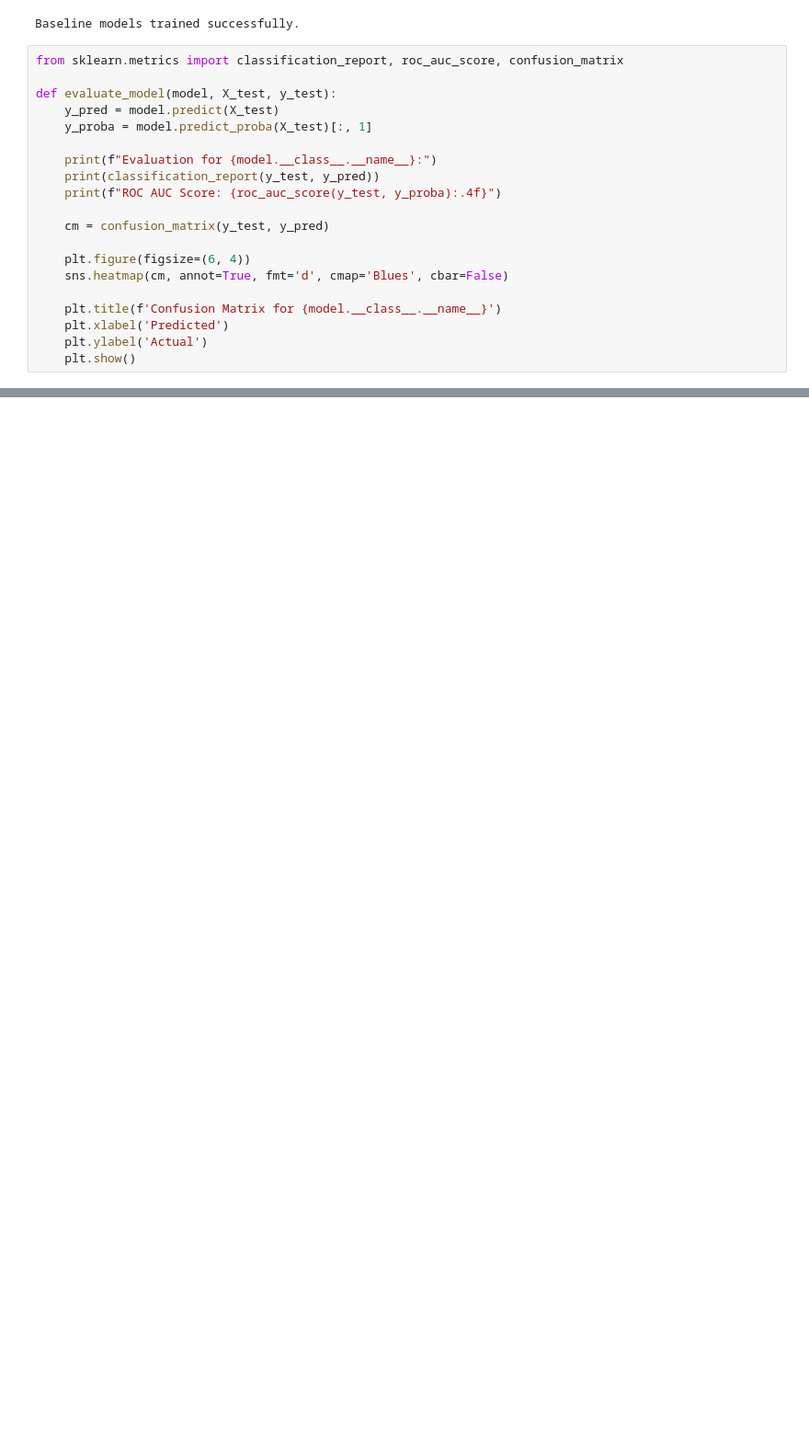
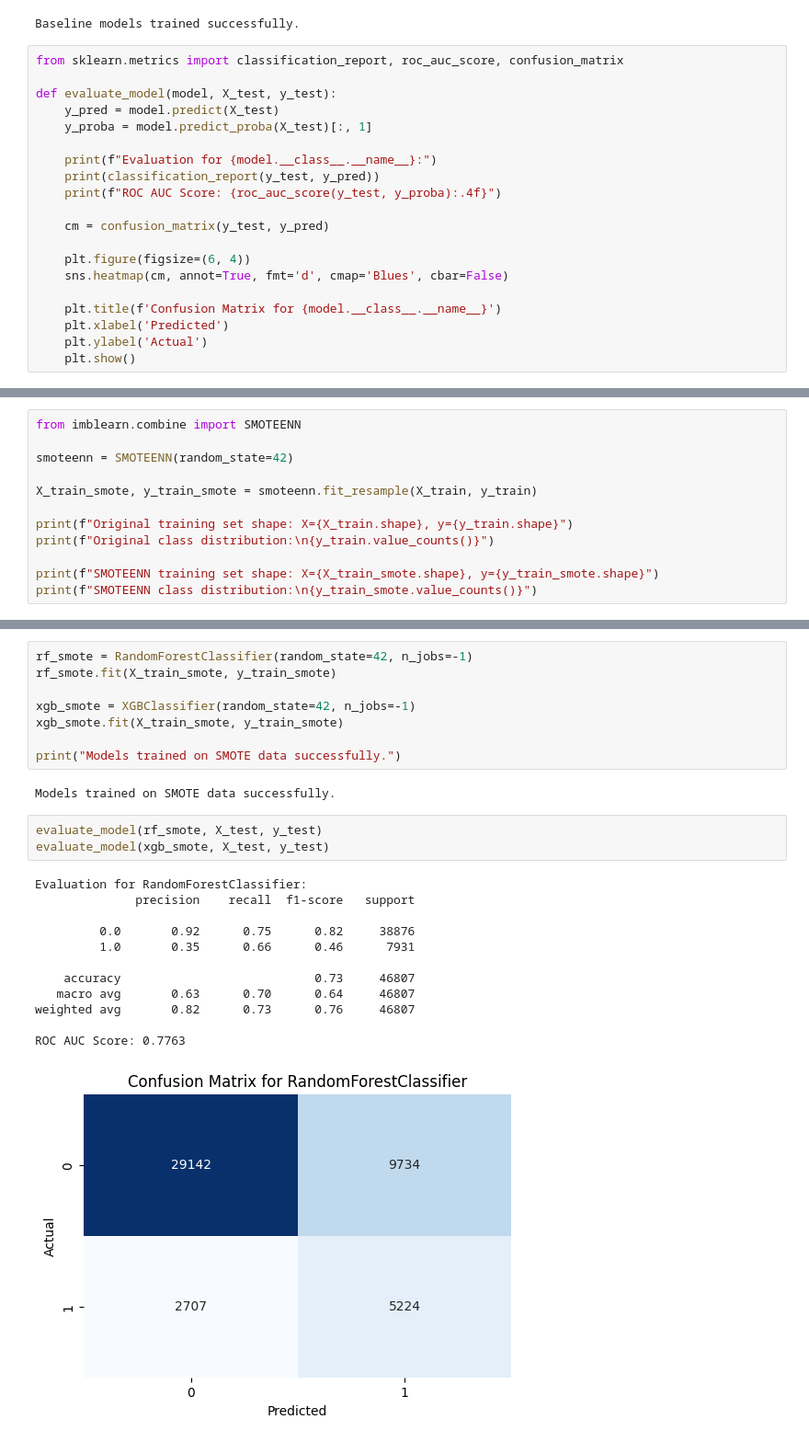
Before and after one commit to ausathdzil/diabetes-prediction, a Jupyter notebook: notebooks/diabetes_prediction.ipynb, the cells around one changed output, grey strips where cells are left out. Shown at 92% size. Drawn from its saved outputs; the diff is of its cells as text; blank space fills up the shorter version.

```diff
--- a/notebooks/diabetes_prediction.ipynb
+++ b/notebooks/diabetes_prediction.ipynb
@@ -190,0 +191,12 @@ ROC AUC Score: 0.7369
+# %%
+from imblearn.combine import SMOTEENN
+
+smoteenn = SMOTEENN(random_state=42)
+
+X_train_smote, y_train_smote = smoteenn.fit_resample(X_train, y_train)
+
+print(f"Original training set shape: X={X_train.shape}, y={y_train.shape}")
+print(f"Original class distribution:\n{y_train.value_counts()}")
+
+print(f"SMOTEENN training set shape: X={X_train_smote.shape}, y={y_train_smote.shape}")
+print(f"SMOTEENN class distribution:\n{y_train_smote.value_counts()}")
@@ -190,0 +216,26 @@ ROC AUC Score: 0.7369
+# %%
+rf_smote = RandomForestClassifier(random_state=42, n_jobs=-1)
+rf_smote.fit(X_train_smote, y_train_smote)
+
+xgb_smote = XGBClassifier(random_state=42, n_jobs=-1)
+xgb_smote.fit(X_train_smote, y_train_smote)
+
+print("Models trained on SMOTE data successfully.")
+# %% [output]
+Models trained on SMOTE data successfully.
+# %%
+evaluate_model(rf_smote, X_test, y_test)
+evaluate_model(xgb_smote, X_test, y_test)
+# %% [output]
+Evaluation for RandomForestClassifier:
+              precision    recall  f1-score   support
+
+         0.0       0.92      0.75      0.82     38876
+         1.0       0.35      0.66      0.46      7931
+
+    accuracy                           0.73     46807
+   macro avg       0.63      0.70      0.64     46807
+weighted avg       0.82      0.73      0.76     46807
+
+ROC AUC Score: 0.7763
+[figure, added]
```
Also changed, not shown: parts of 4 cells of this notebook.
